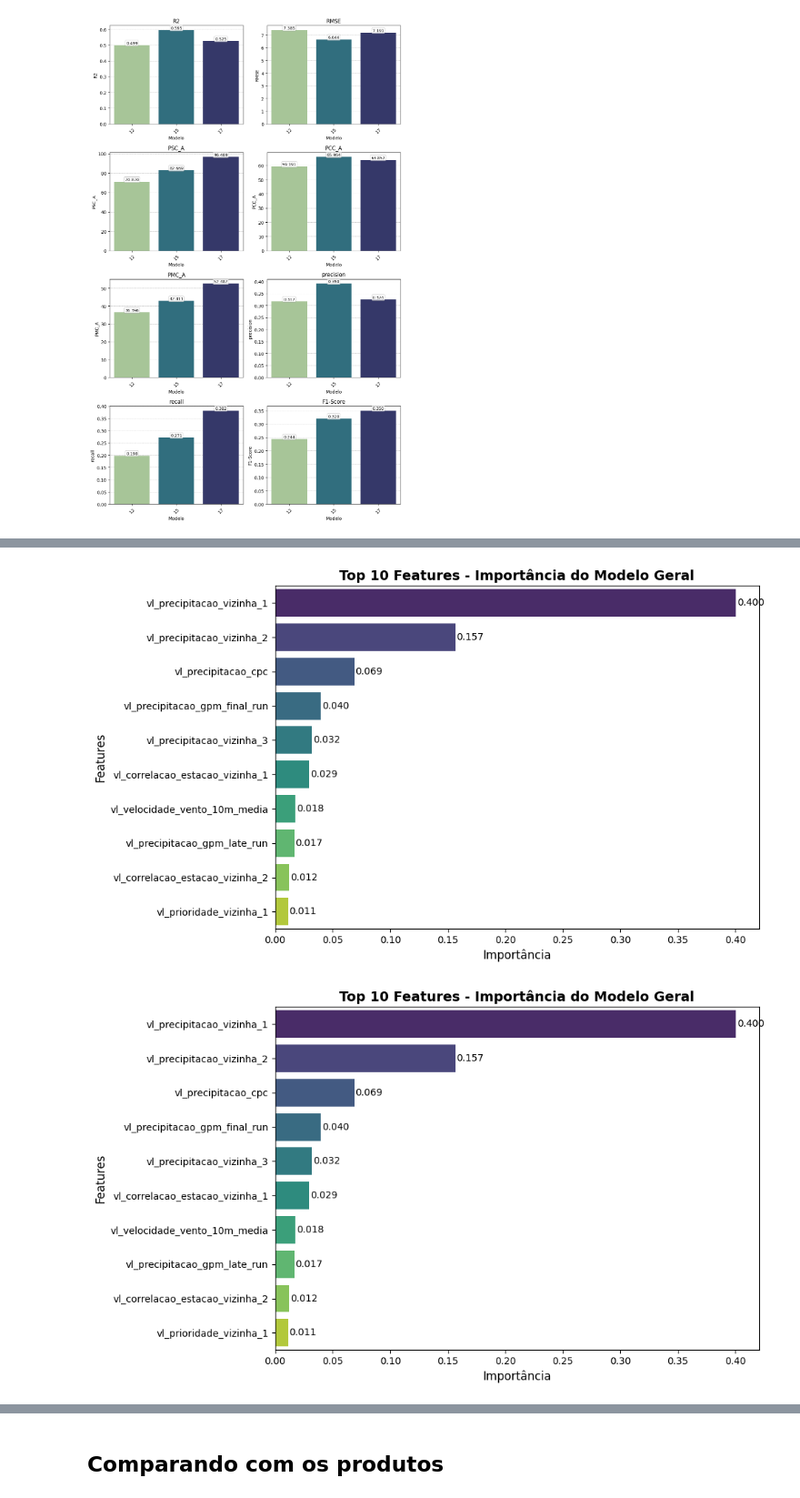
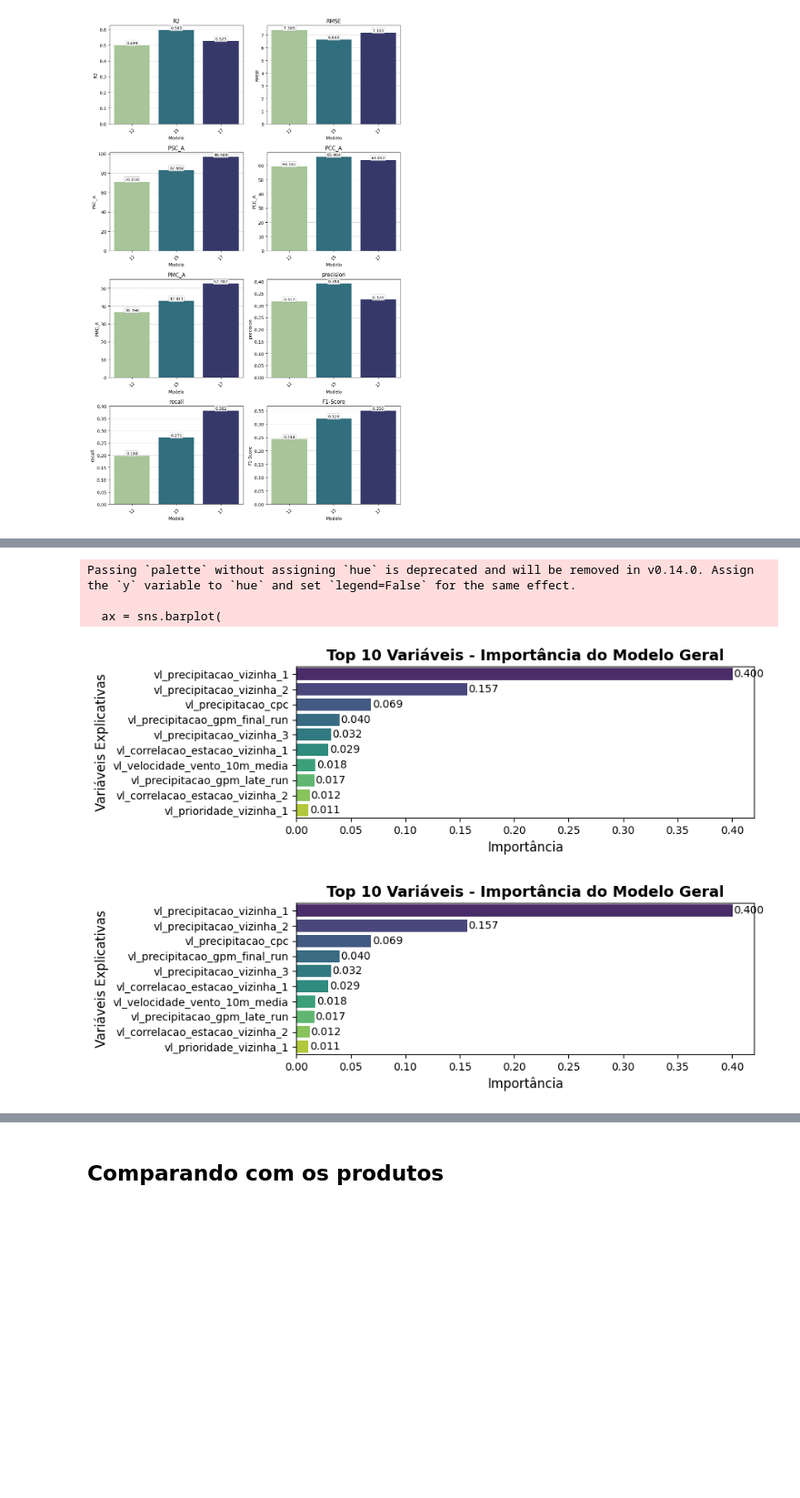
Before and after one commit to mateus-santos-rocha/doutorado, a Jupyter notebook: 3.modelling.ipynb, the cells around one changed output, grey strips where cells are left out. Shown at 91% size. Saved outputs shown, nothing was run; the diff lists cells and outputs as text; code cells hidden in the pictures; blank space fills up the shorter version.

```diff
--- a/3.modelling.ipynb
+++ b/3.modelling.ipynb
@@ -534,5 +568,8 @@ plot_feature_importance(models[15]['com_vizinha'],title='Top 10 Features - Impor
 # %%
-plot_feature_importance(models[15]['sem_vizinha'],title='Top 10 Features - Importância do Modelo Geral')
+plot_feature_importance(models[15]['sem_vizinha'],title='Top 10 Variáveis - Importância do Modelo Geral',figsize=(9,3))
 # %% [output]
+Passing `palette` without assigning `hue` is deprecated and will be removed in v0.14.0. Assign the `y` variable to `hue` and set `legend=False` for the same effect.
+
+  ax = sns.barplot(
-[figure, old version]
+[figure, new version]
-[figure, old version]
+[figure, new version]
```
Also changed, not shown: parts of 15 cells of this notebook, 2 other files.
